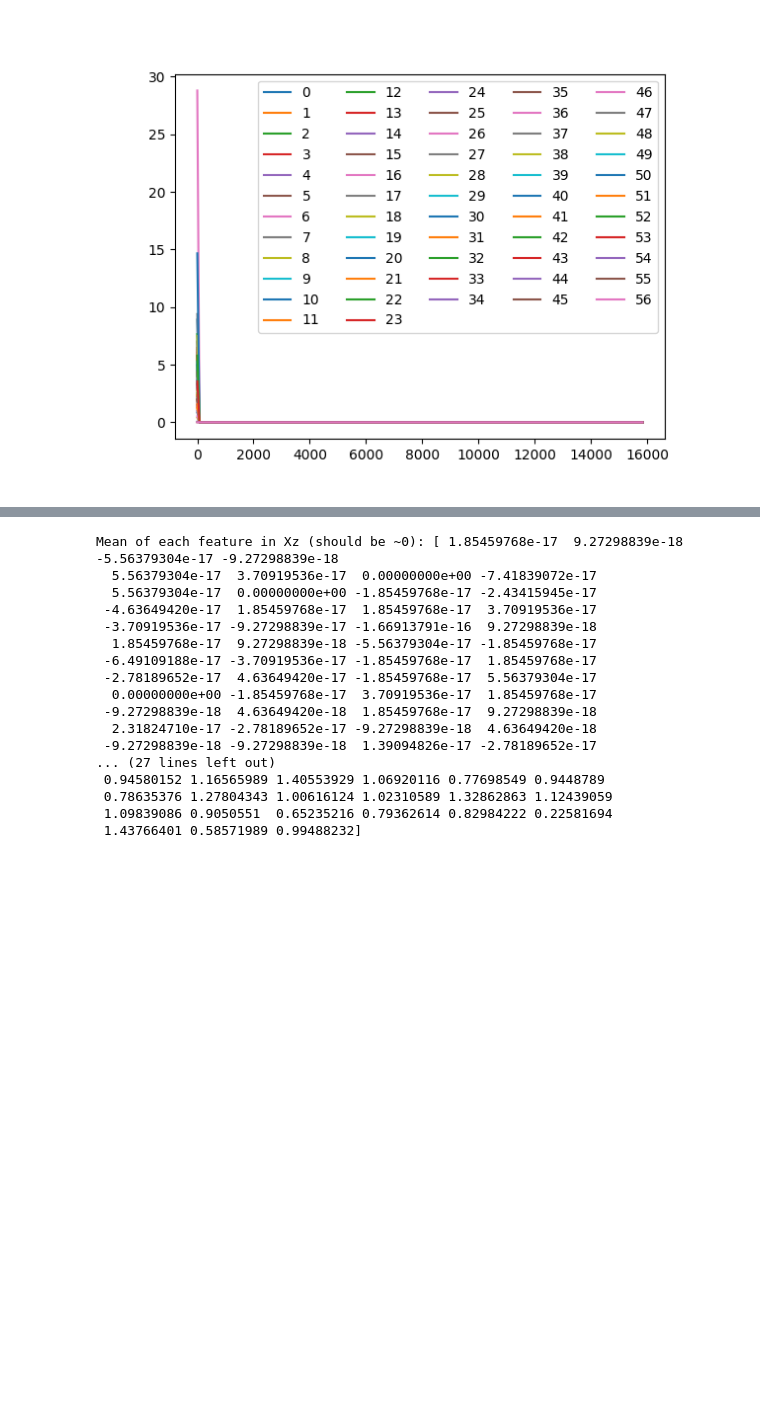
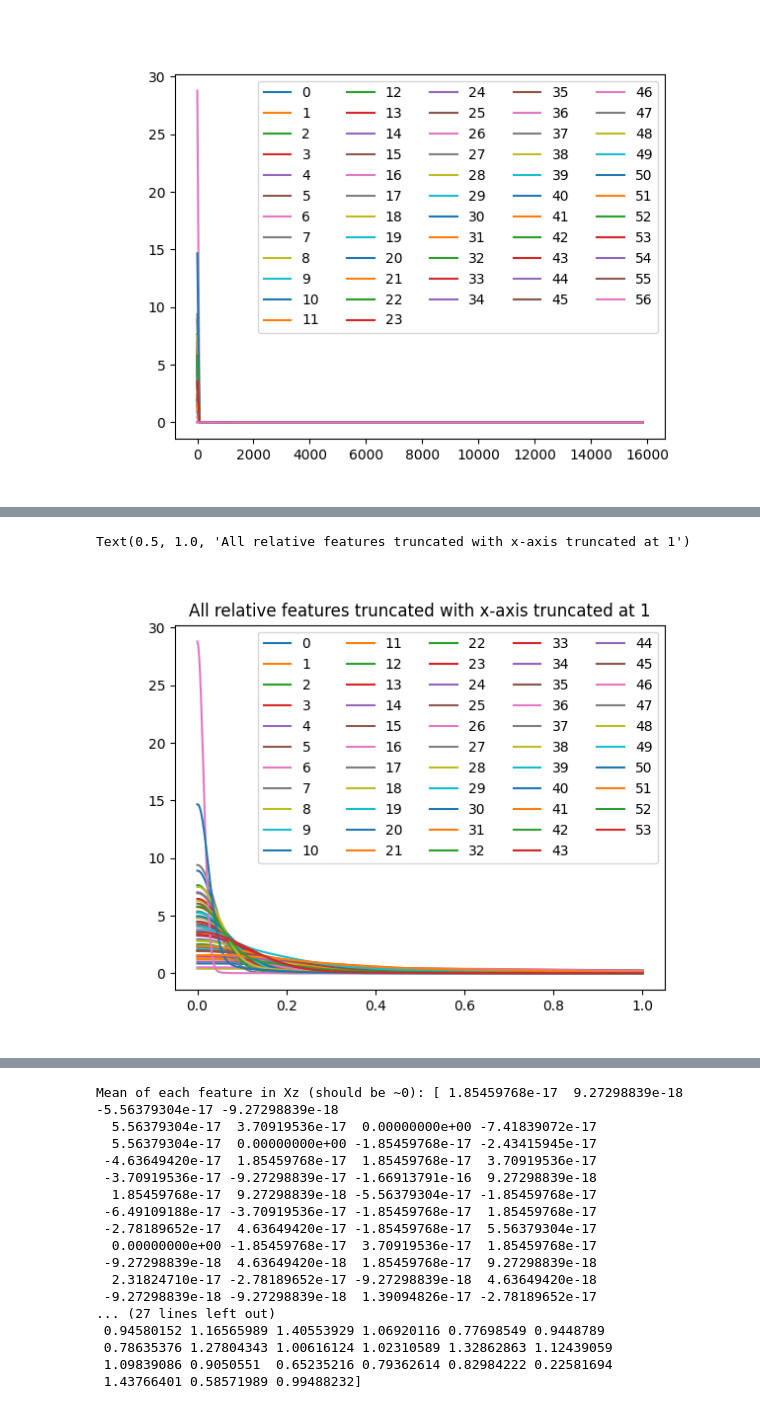
Before and after one commit to Tu2-prog/IE-675b-Machine-Learning-HWS24, a Jupyter notebook: a02-lr/a02-lr.ipynb, the cells around one changed output, grey strips where cells are left out. Saved outputs shown, nothing was run; the diff lists cells and outputs as text; code cells hidden in the pictures; blank space fills up the shorter version.

```diff
--- a/a02-lr/a02-lr.ipynb
+++ b/a02-lr/a02-lr.ipynb
@@ -136,0 +179,12 @@ plt.legend(ncol=5)
+# %%
+nextplot()
+densities = [scipy.stats.gaussian_kde(X[:, j]) for j in range(D-3)]
+xs = np.linspace(0, 1, 500) # changing the x axis scale: most of the density is between 0 and 0.4
+
+for j in range(D-3):
+    plt.plot(xs, densities[j](xs), label=j) # or features[j]
+plt.legend(ncol=5)
+plt.title('All relative features truncated with x-axis truncated at 1')
+# %% [output]
+Text(0.5, 1.0, 'All relative features truncated with x-axis truncated at 1')
+[figure, added]
```
Also changed, not shown: parts of 11 cells of this notebook.
